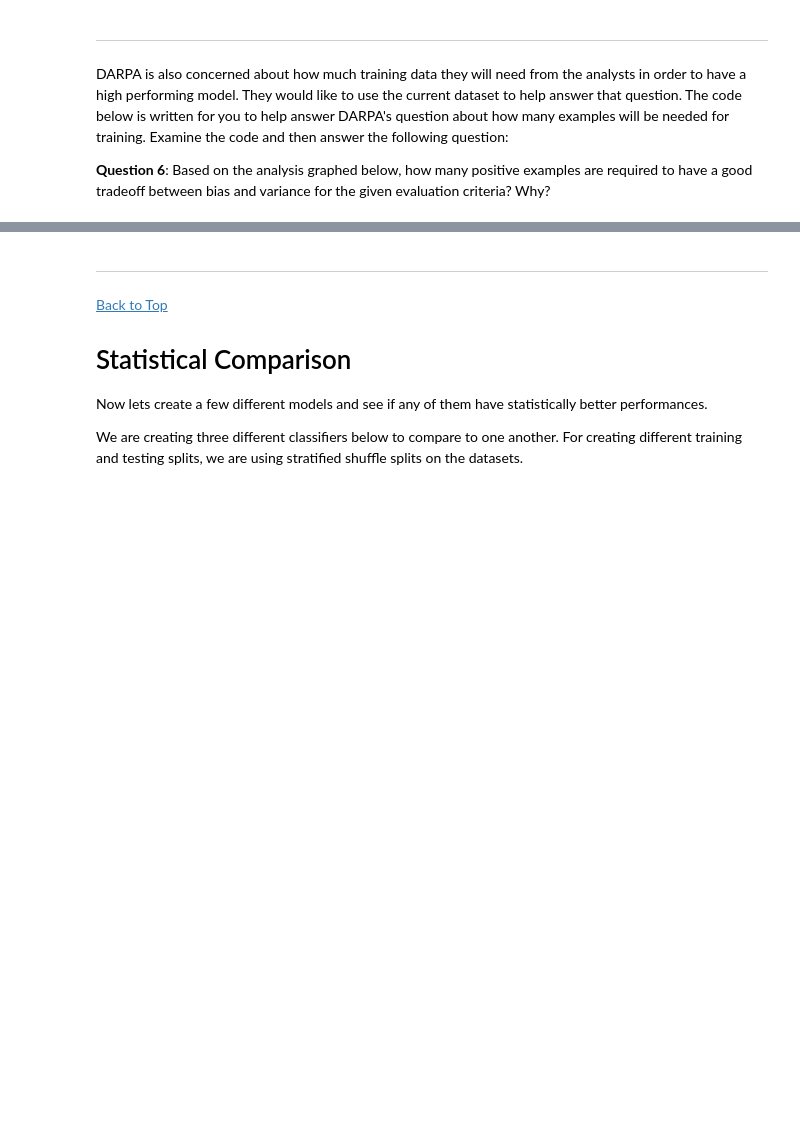
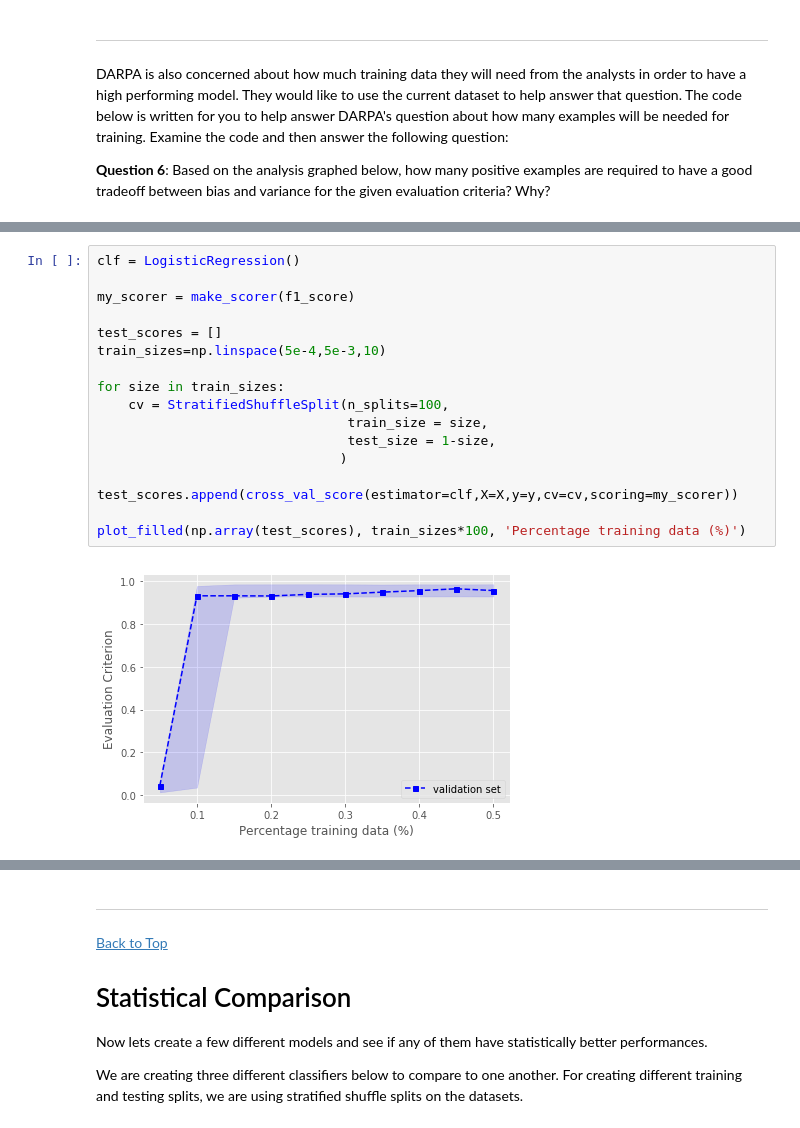
Before and after one commit to ML-Project8/ICA3, a Jupyter notebook: ICA3_MachineLearning.ipynb, the cells around one changed output, grey strips where cells are left out. Drawn from its saved outputs; the diff is of its cells as text; blank space fills up the shorter version.

```diff
--- a/ICA3_MachineLearning.ipynb
+++ b/ICA3_MachineLearning.ipynb
@@ -304,0 +345,18 @@ ___
+# %%
+clf = LogisticRegression()
+
+my_scorer = make_scorer(f1_score)
+
+test_scores = []
+train_sizes=np.linspace(5e-4,5e-3,10)
+
+for size in train_sizes:
+    cv = StratifiedShuffleSplit(n_splits=100,
+                                train_size = size,
+                                test_size = 1-size,
+                               )
+    test_scores.append(cross_val_score(estimator=clf,X=X,y=y,cv=cv,scoring=my_scorer))
+
+plot_filled(np.array(test_scores), train_sizes*100, 'Percentage training data (%)')
+# %% [output]
+[figure, added]
```
Also changed, not shown: parts of 17 cells of this notebook.
